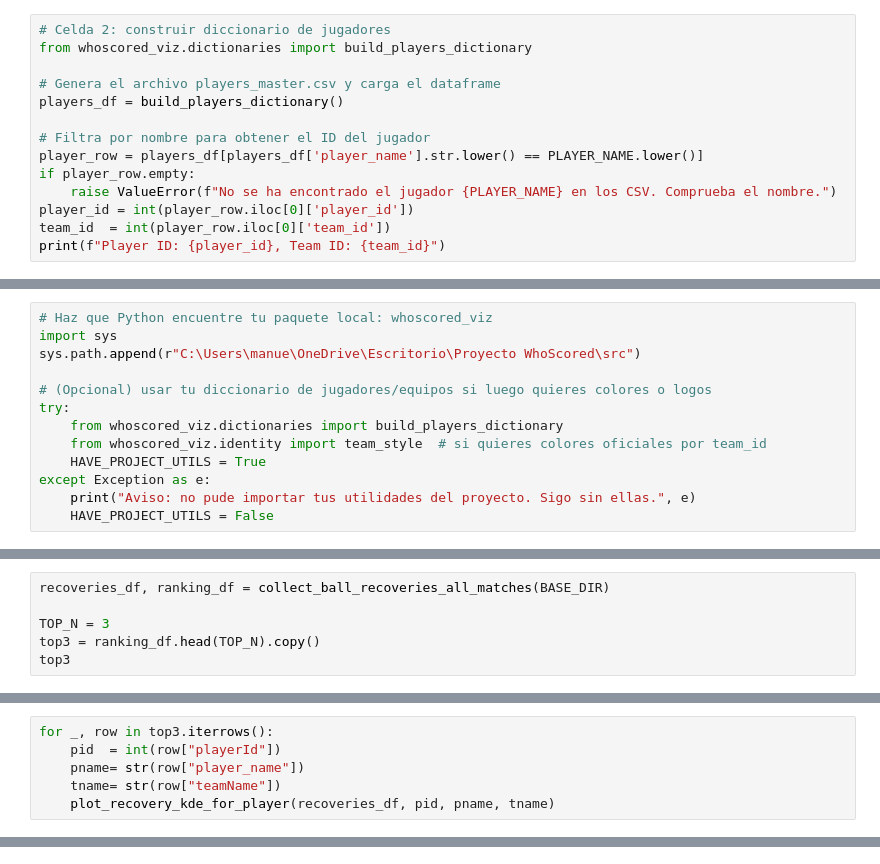
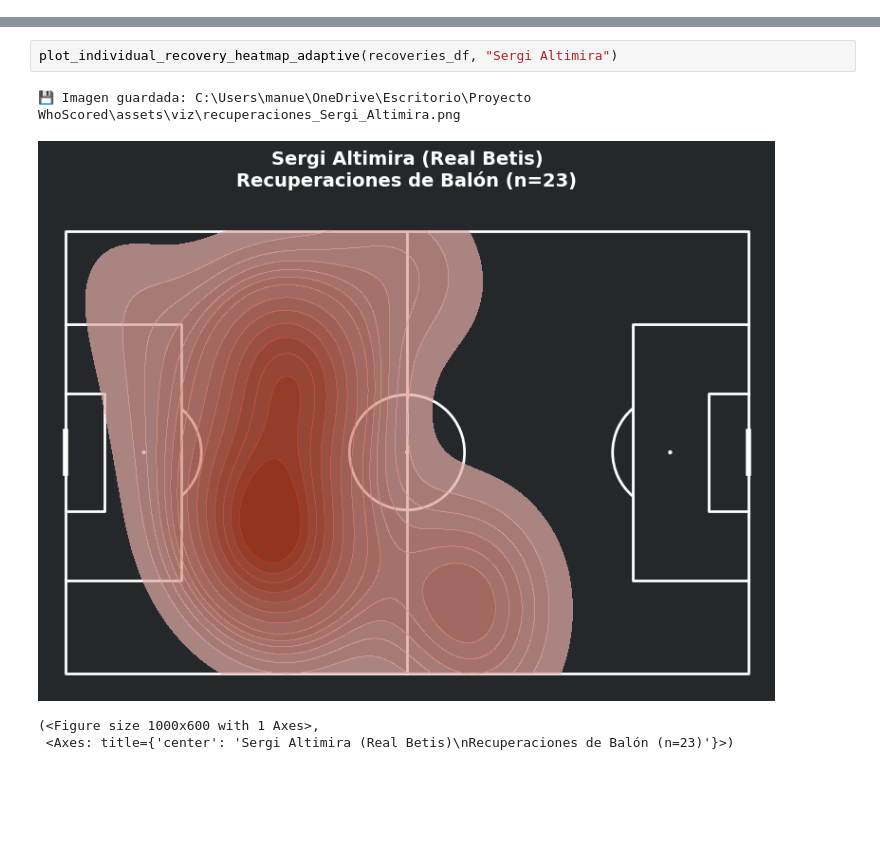
Before and after one commit to Manupr97/Whoscored_Report, a Jupyter notebook: notebooks/04_visualizaciones_whoscored.ipynb, the cells around one changed output, grey strips where cells are left out. Saved outputs shown, nothing was run; the diff lists cells and outputs as text; blank space fills up the shorter version.

Commit message:
init: estructura base

```diff
--- a/notebooks/04_visualizaciones_whoscored.ipynb
+++ b/notebooks/04_visualizaciones_whoscored.ipynb
@@ -21,14 +0,0 @@ PLAYER_NAME = "Sergi Altimira"
-# %%
-# Celda 2: construir diccionario de jugadores
-from whoscored_viz.dictionaries import build_players_dictionary
-
-# Genera el archivo players_master.csv y carga el dataframe
-players_df = build_players_dictionary()
-
-# Filtra por nombre para obtener el ID del jugador
-player_row = players_df[players_df['player_name'].str.lower() == PLAYER_NAME.lower()]
-if player_row.empty:
-    raise ValueError(f"No se ha encontrado el jugador {PLAYER_NAME} en los CSV. Comprueba el nombre.")
-player_id = int(player_row.iloc[0]['player_id'])
-team_id  = int(player_row.iloc[0]['team_id'])
-print(f"Player ID: {player_id}, Team ID: {team_id}")
@@ -155,13 +0,0 @@ KDE_LEVELS = 100
-# %%
-# Haz que Python encuentre tu paquete local: whoscored_viz
-import sys
-sys.path.append(r"C:\Users\manue\OneDrive\Escritorio\Proyecto WhoScored\src")
-
-# (Opcional) usar tu diccionario de jugadores/equipos si luego quieres colores o logos
-try:
-    from whoscored_viz.dictionaries import build_players_dictionary
-    from whoscored_viz.identity import team_style  # si quieres colores oficiales por team_id
-    HAVE_PROJECT_UTILS = True
-except Exception as e:
-    print("Aviso: no pude importar tus utilidades del proyecto. Sigo sin ellas.", e)
-    HAVE_PROJECT_UTILS = False
@@ -297,6 +0,0 @@ def collect_ball_recoveries_all_matches(base_dir: Path) -> tuple[pd.DataFrame, p
-# %%
-recoveries_df, ranking_df = collect_ball_recoveries_all_matches(BASE_DIR)
-
-TOP_N = 3
-top3 = ranking_df.head(TOP_N).copy()
-top3
@@ -335,6 +0,0 @@ def plot_recovery_kde_for_player(recoveries_df: pd.DataFrame,
-# %%
-for _, row in top3.iterrows():
-    pid  = int(row["playerId"])
-    pname= str(row["player_name"])
-    tname= str(row["teamName"])
-    plot_recovery_kde_for_player(recoveries_df, pid, pname, tname)
@@ -344,0 +538,7 @@ for _, row in top3.iterrows():
+# %%
+plot_individual_recovery_heatmap_adaptive(recoveries_df, "Sergi Altimira")
+# %% [output]
+💾 Imagen guardada: C:\Users\manue\OneDrive\Escritorio\Proyecto WhoScored\assets\viz\recuperaciones_Sergi_Altimira.png
+[figure, added]
+(<Figure size 1000x600 with 1 Axes>,
+ <Axes: title={'center': 'Sergi Altimira (Real Betis)\nRecuperaciones de Balón (n=23)'}>)
```
Also changed, not shown: parts of 14 cells of this notebook, 5 other files.
